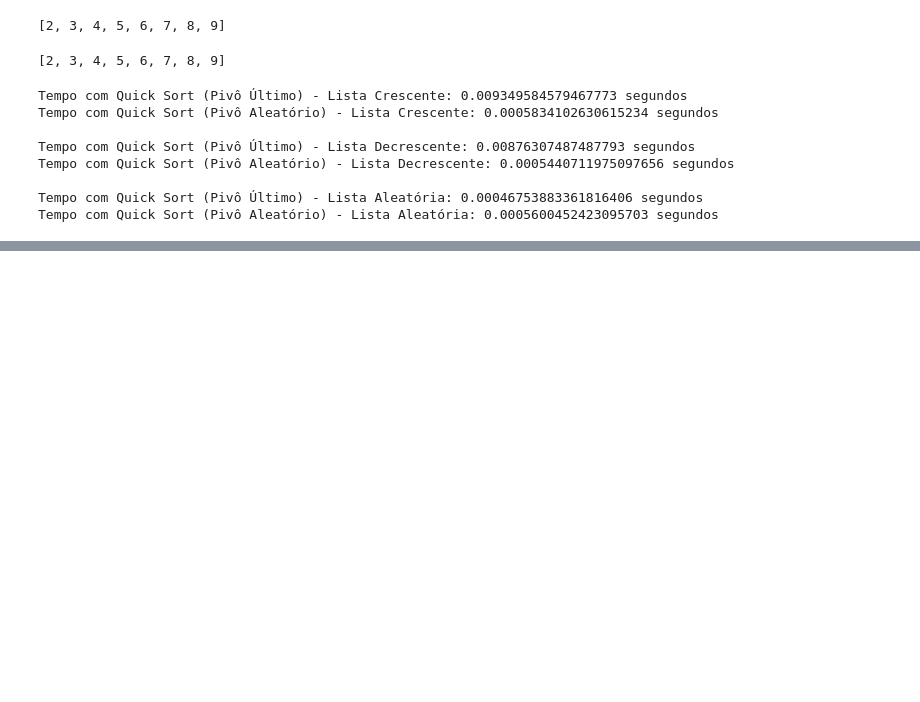
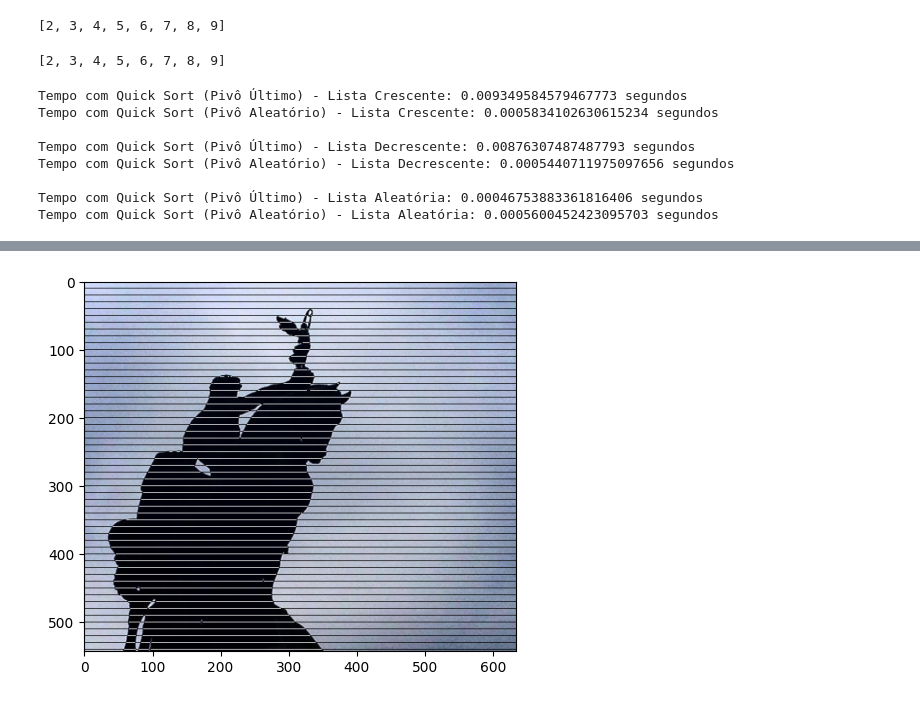
Before and after one commit to mirandapirata/colab, a Jupyter notebook: quickstarts/rest/Prompting_REST.ipynb, the cells around one changed output, grey strips where cells are left out. Saved outputs shown, nothing was run; the diff lists cells and outputs as text; code cells hidden in the pictures; blank space fills up the shorter version.

```diff
--- a/quickstarts/rest/Prompting_REST.ipynb
+++ b/quickstarts/rest/Prompting_REST.ipynb
@@ -218,0 +219,23 @@ FileNotFoundError: [Errno 2] No such file or directory: 'foto0.png'
+# %%
+import matplotlib.pyplot as plt
+import matplotlib.image as mpimg
+
+# Leitura da fotografia
+foto = mpimg.imread('/foto0.png')
+linhas  = len(foto)
+colunas = len(foto[0])
+
+# Inserimos linhas pretas a cada 10 pixels
+for i in range(linhas):
+    for j in range(colunas):
+        if i%10==0:
+            if sum(foto[i,j])<0.2:
+                foto[i,j] = [1, 1, 1]
+            else:
+                foto[i,j] = [0, 0, 0]
+
+# Visualizar a fotografia
+plt.imshow(foto)
+plt.show()
+# %% [output]
+[figure, added]
```
Also changed, not shown: parts of 2 cells of this notebook.
